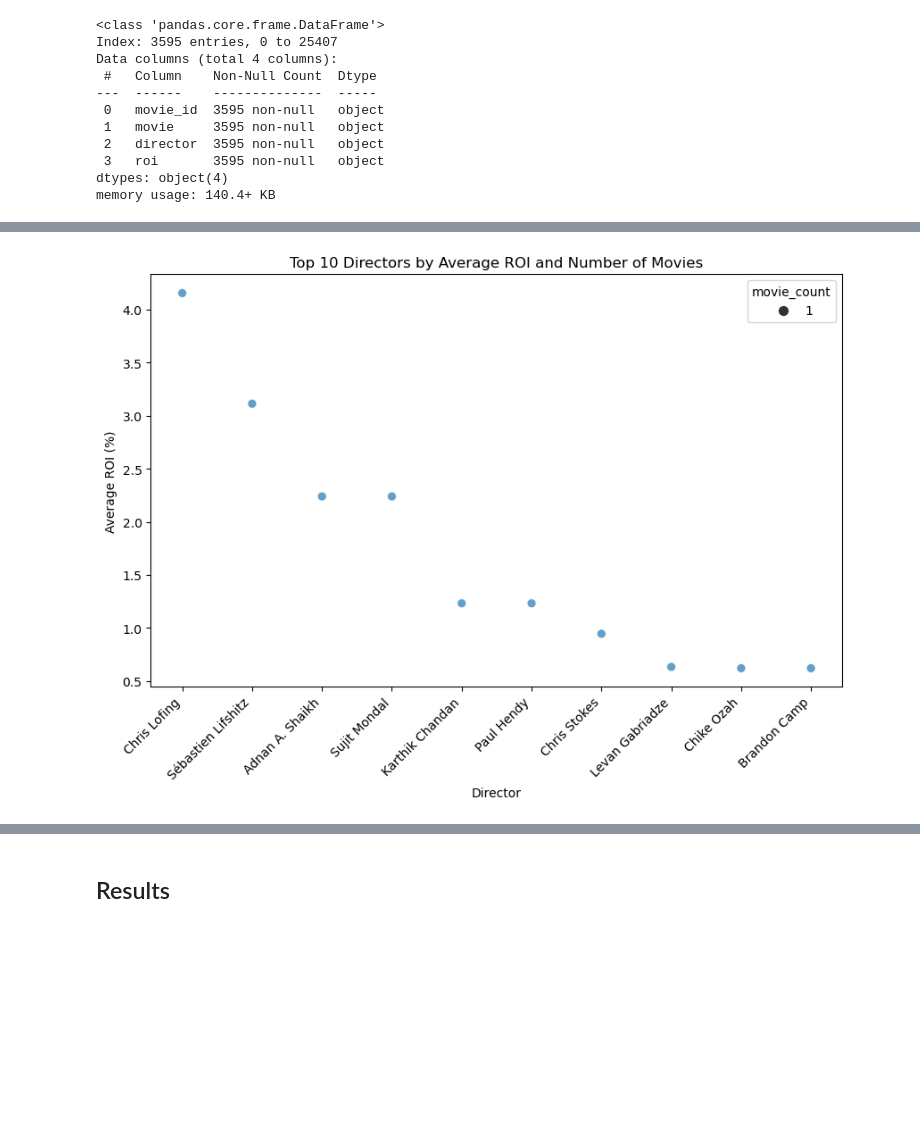
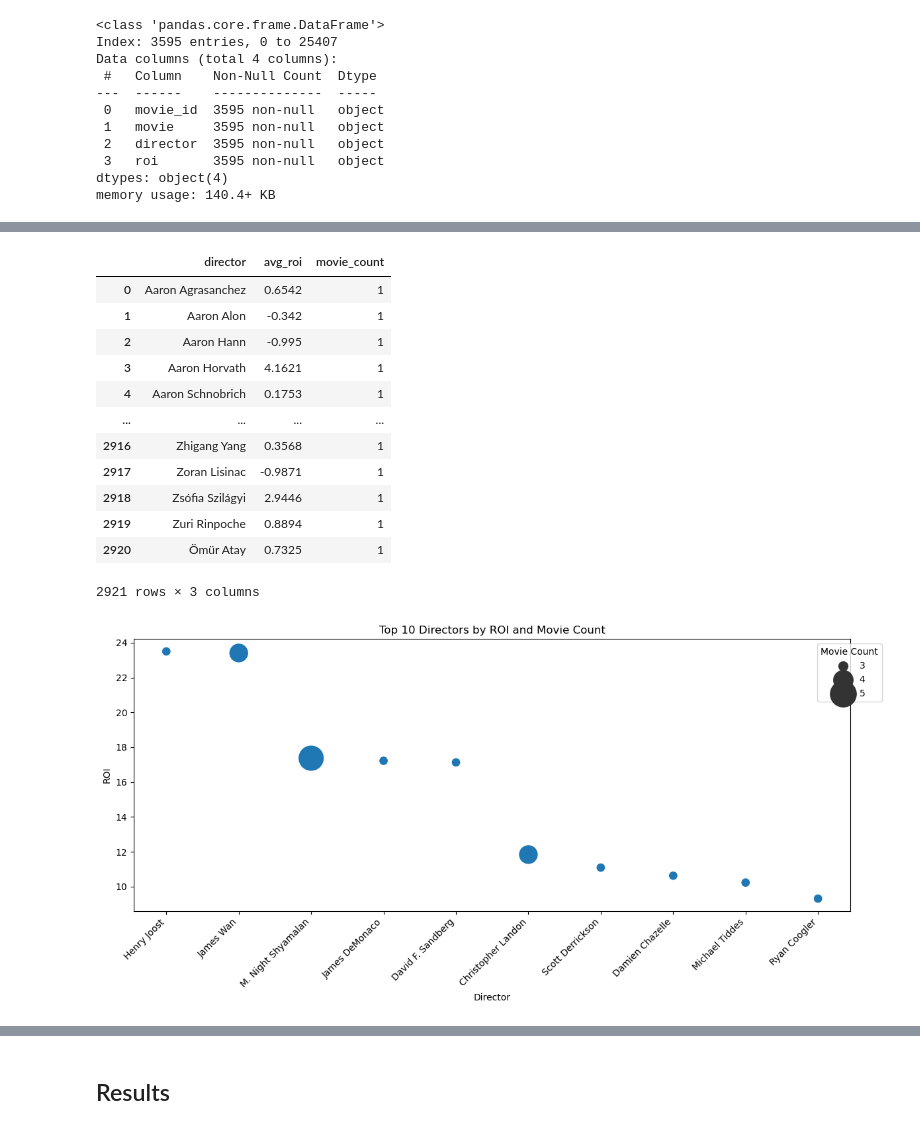
Before and after one commit to hannahdallas/movies, a Jupyter notebook: notebooks/final.ipynb, the cells around one changed output, grey strips where cells are left out. Saved outputs shown, nothing was run; the diff lists cells and outputs as text; code cells hidden in the pictures; blank space fills up the shorter version.

```diff
--- a/notebooks/final.ipynb
+++ b/notebooks/final.ipynb
@@ -536,0 +591,16 @@ sorted_directors = director_analysis.sort_values(by=['avg_roi', 'movie_count'],
+# %%
+director_analysis
+# %% [output]
+|  | director | avg_roi | movie_count |
+| 0 | Aaron Agrasanchez | 0.6542 | 1 |
+| 1 | Aaron Alon | -0.342 | 1 |
+| 2 | Aaron Hann | -0.995 | 1 |
+| 3 | Aaron Horvath | 4.1621 | 1 |
+| 4 | Aaron Schnobrich | 0.1753 | 1 |
+| ... | ... | ... | ... |
+| 2916 | Zhigang Yang | 0.3568 | 1 |
+| 2917 | Zoran Lisinac | -0.9871 | 1 |
+| 2918 | Zsófia Szilágyi | 2.9446 | 1 |
+| 2919 | Zuri Rinpoche | 0.8894 | 1 |
+| 2920 | Ömür Atay | 0.7325 | 1 |
+2921 rows × 3 columns
@@ -537,21 +609,28 @@ sorted_directors = director_analysis.sort_values(by=['avg_roi', 'movie_count'],
+# %%
+sorted_filtered_directors = filtered_directors.sort_values(by='avg_roi', ascending=False)
+top_sorted_filtered_directors=sorted_filtered_directors.head(10)
 # %%
-top_10_directors = director_analysis.sort_values('avg_roi', ascending=False).head(10)
-
-# Scatter plot
-plt.figure(figsize=(10, 6))
-sns.scatterplot(
+plt.figure(figsize=(12, 6))
+scatter = sns.scatterplot(
+    data=top_sorted_filtered_directors,
     x='director',
     y='avg_roi',
     size='movie_count',
-    data=top_10_directors,
-    sizes=(50, 300),  # Adjust size for visibility
-    alpha=0.7
+    sizes=(100, 800),  # Adjust size range
+    legend='full'  # Enables legend for size
 )
 
-plt.xticks(rotation=45, ha='right')  # Rotate x-axis labels for readability
+# Customize the plot
+plt.xticks(rotation=45, ha='right')  # Rotate x-axis labels for better readability
 plt.xlabel('Director')
-plt.ylabel('Average ROI (%)')
-plt.title('Top 10 Directors by Average ROI and Number of Movies')
+plt.ylabel('ROI')
+plt.title('Top 10 Directors by ROI and Movie Count')
+
+# Customize the legend
+handles, labels = scatter.legend_.legend_handles, scatter.legend_.texts
+scatter.legend_.set_title("Movie Count")
+scatter.legend_.set_bbox_to_anchor((1.05, 1))  # Place legend outside plot
+plt.tight_layout()
 plt.show()
 # %% [output]
-[figure, old version]
+[figure, new version]
```
Also changed, not shown: parts of 17 cells of this notebook.
